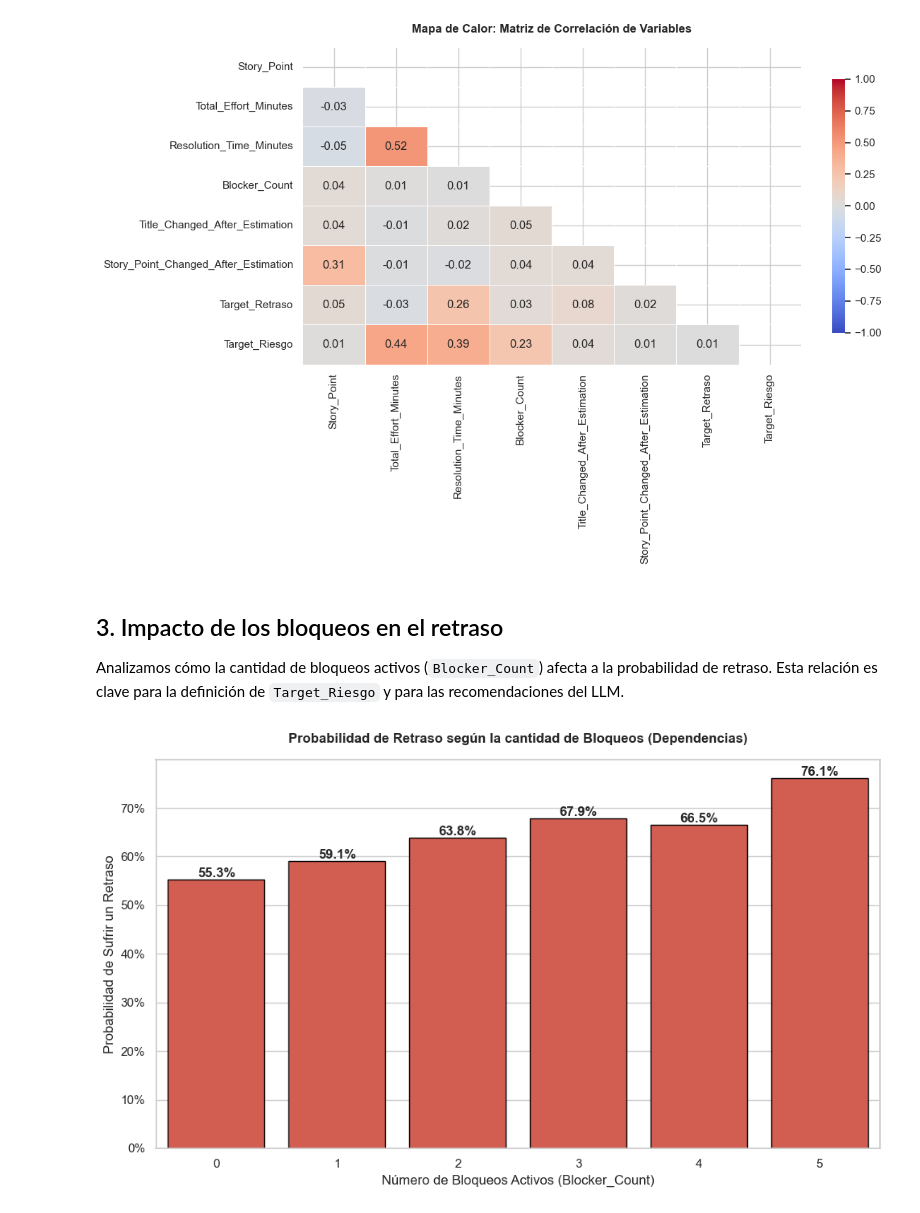
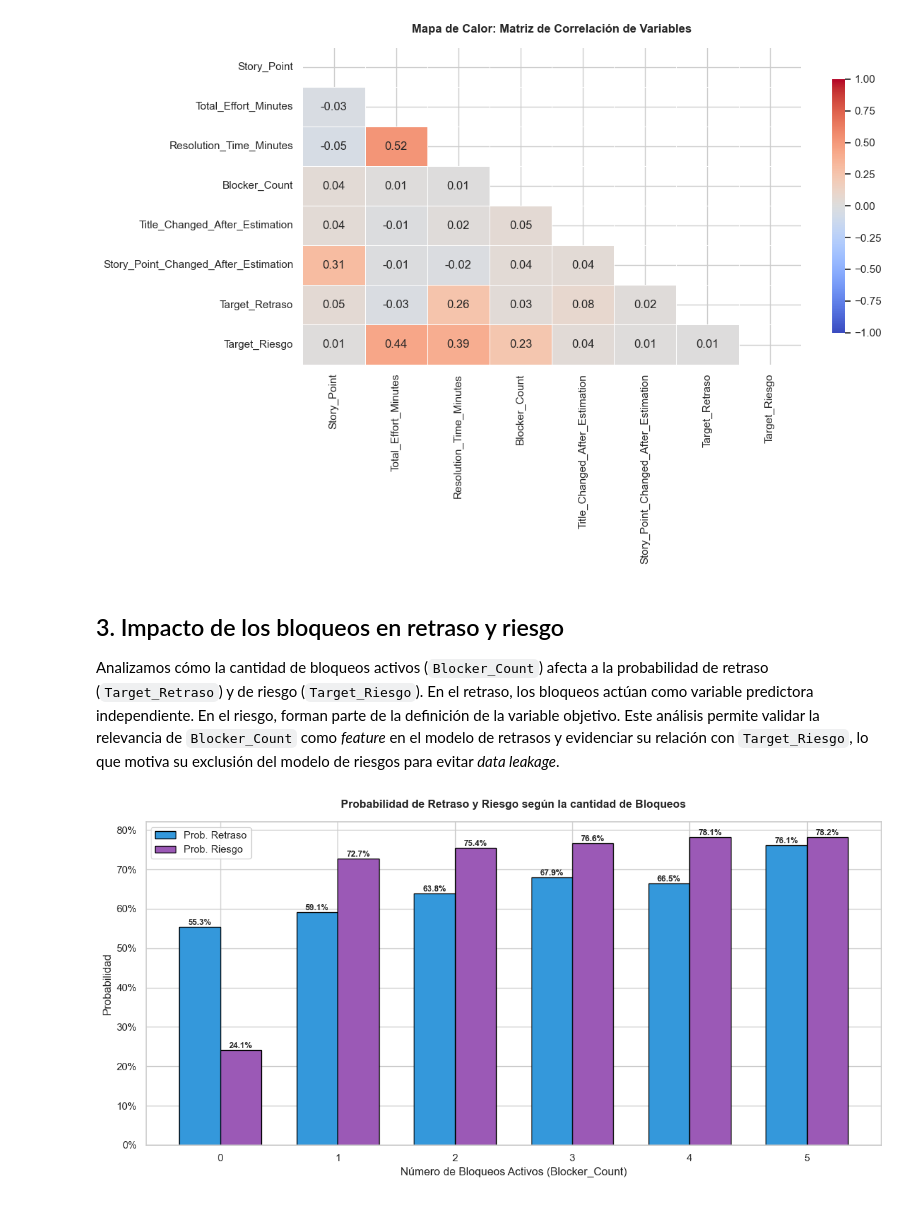
Before and after one commit to TachoPablo2/tfg-ai-pm, a Jupyter notebook: notebooks/03_analisis_exploratorio_EDA.ipynb, the cells around one changed output. Drawn from its saved outputs; the diff is of its cells as text; code cells hidden in the pictures.

```diff
--- a/notebooks/03_analisis_exploratorio_EDA.ipynb
+++ b/notebooks/03_analisis_exploratorio_EDA.ipynb
@@ -103,35 +104,44 @@ plt.show()
 # %% [output]
 [figure]
 # %% [markdown]
-## 3. Impacto de los bloqueos en el retraso
-Analizamos cómo la cantidad de bloqueos activos (`Blocker_Count`) afecta a la probabilidad de retraso.
-Esta relación es clave para la definición de `Target_Riesgo` y para las recomendaciones del LLM.
+## 3. Impacto de los bloqueos en retraso y riesgo
+Analizamos cómo la cantidad de bloqueos activos (`Blocker_Count`) afecta a la probabilidad de retraso (`Target_Retraso`) y de riesgo (`Target_Riesgo`).
+En el retraso, los bloqueos actúan como variable predictora independiente. En el riesgo, forman parte de la definición de la variable objetivo.
+Este análisis permite validar la relevancia de `Blocker_Count` como *feature* en el modelo de retrasos y evidenciar su relación con `Target_Riesgo`, lo que motiva su exclusión del modelo de riesgos para evitar *data leakage*.
 # %%
-# 4. IMPACTO DE LOS BLOQUEOS EN EL RETRASO
-plt.figure(figsize=(10, 6))
+# 4. IMPACTO DE LOS BLOQUEOS EN RETRASO Y RIESGO
+df_bloqueos = df[df['Blocker_Count'] <= 5]
+bloqueo_stats = df_bloqueos.groupby('Blocker_Count').agg(
+    P_Retraso=('Target_Retraso', 'mean'),
+    P_Riesgo=('Target_Riesgo', 'mean'),
+    Count=('Target_Retraso', 'count')
+).reset_index()
 
-# Filtramos para no ver valores extremos (>5 bloqueos) y hacer el gráfico representativo
-df_bloqueos = df[df['Blocker_Count'] <= 5]
+fig, ax = plt.subplots(figsize=(12, 6))
+x = np.arange(len(bloqueo_stats))
+width = 0.35
 
-ax = sns.barplot(data=df_bloqueos, x='Blocker_Count', y='Target_Retraso',
-                 color='#E74C3C', errorbar=None, edgecolor='black')
+bars1 = ax.bar(x - width/2, bloqueo_stats['P_Retraso'], width, label='Prob. Retraso', color='#3498DB', edgecolor='black')
+bars2 = ax.bar(x + width/2, bloqueo_stats['P_Riesgo'], width, label='Prob. Riesgo', color='#9B59B6', edgecolor='black')
 
-plt.title('Probabilidad de Retraso según la cantidad de Bloqueos (Dependencias)')
-plt.xlabel('Número de Bloqueos Activos (Blocker_Count)')
-plt.ylabel('Probabilidad de Sufrir un Retraso')
+ax.set_xlabel('Número de Bloqueos Activos (Blocker_Count)')
+ax.set_ylabel('Probabilidad')
+ax.set_title('Probabilidad de Retraso y Riesgo según la cantidad de Bloqueos')
+ax.set_xticks(x)
+ax.set_xticklabels(bloqueo_stats['Blocker_Count'].astype(int))
+ax.yaxis.set_major_formatter(PercentFormatter(1))
+ax.legend()
 
-# Formatear eje Y como porcentaje
-from matplotlib.ticker import PercentFormatter
-ax.yaxis.set_major_formatter(PercentFormatter(1))
+for bar in bars1:
+    ax.annotate(f"{bar.get_height()*100:.1f}%", (bar.get_x() + bar.get_width() / 2, bar.get_height()),
+                ha='center', va='bottom', fontweight='bold', fontsize=9)
+for bar in bars2:
+    ax.annotate(f"{bar.get_height()*100:.1f}%", (bar.get_x() + bar.get_width() / 2, bar.get_height()),
+                ha='center', va='bottom', fontweight='bold', fontsize=9)
 
-# Añadir etiquetas de porcentaje encima de las barras
-for p in ax.patches:
-    ax.annotate(f"{p.get_height()*100:.1f}%",
-                (p.get_x() + p.get_width() / 2, p.get_height()),
-                ha='center', va='bottom', fontweight='bold')
 plt.tight_layout()
-# plt.savefig('../data/figures/impacto_bloqueos.png', dpi=300, bbox_inches='tight')
+plt.savefig('../data/figures/impacto_bloqueos.png', dpi=300, bbox_inches='tight')
 plt.show()
 # %% [output]
-[figure, old version]
+[figure, new version]
 # %% [markdown]
```
Also changed, not shown: parts of 14 cells of this notebook.
